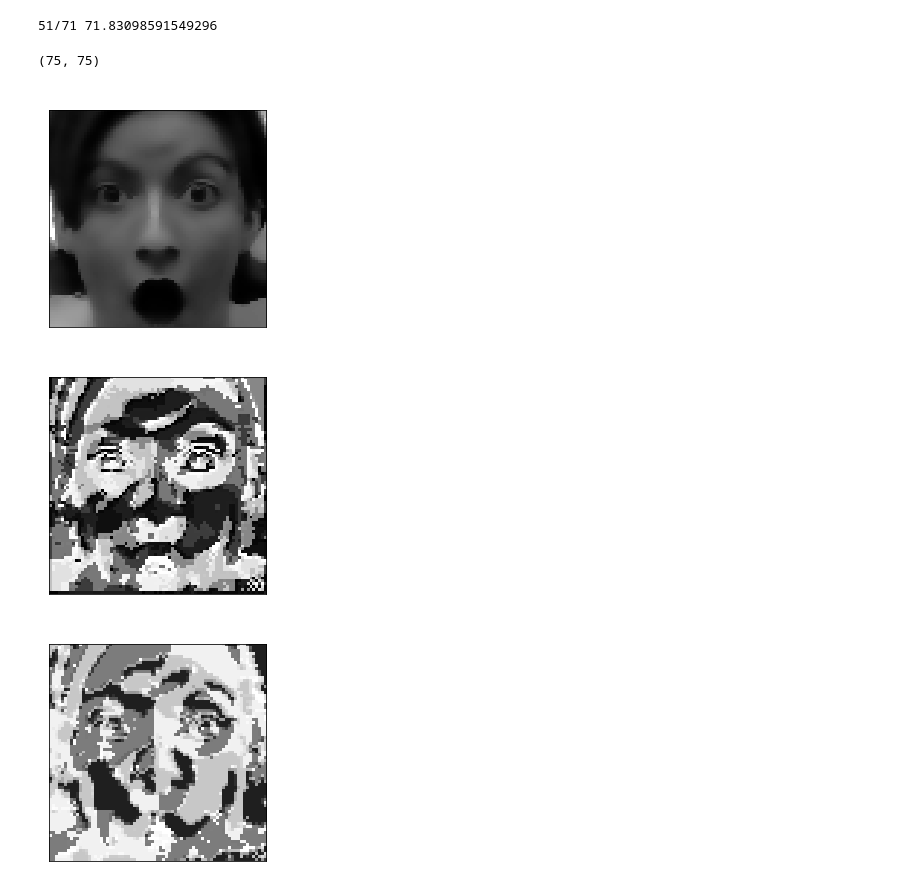
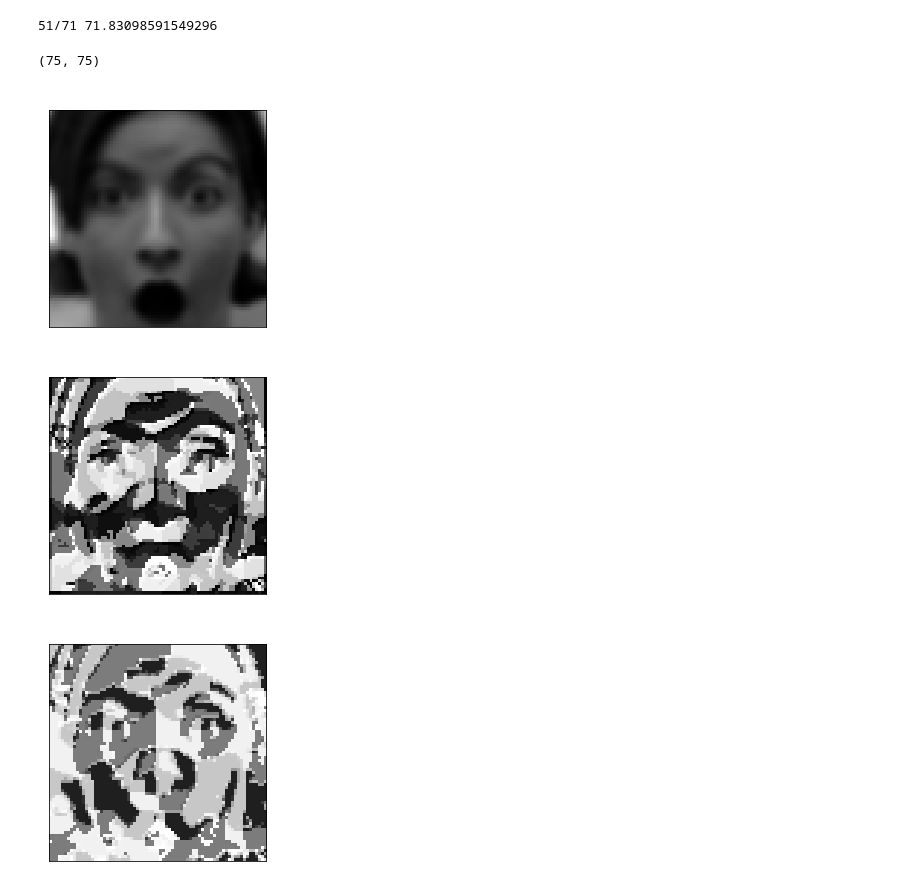
Before and after one commit to JadHADDAD92/extended-lbp-fer, a Jupyter notebook: hvnLBP.ipynb, the cells around one changed output. Drawn from its saved outputs; the diff is of its cells as text; code cells hidden in the pictures.

```diff
--- a/hvnLBP.ipynb
+++ b/hvnLBP.ipynb
@@ -281,35 +278,37 @@ print("%d/%d"%(correct, totalnum), correct*100/totalnum)
 # %%
 img = cv2.imread('images/test2.png', 0) # load image as grayscale
 
 # preprocessing
 img = cv2.equalizeHist(img)
-img = cv2.bilateralFilter(img, 20, 25, 25)
+
+for i in range(5):
+    img = cv2.bilateralFilter(img, 9, 250, 250)
 
 img = cropFace(img) # extract face
 img = rescale(img, 75.0/img.shape[0], anti_aliasing=False, mode='constant', multichannel=False) # rescale to 75x75
 print(img.shape)
 
 plt.imshow(img, cmap='gray')
 plt.setp(plt.title('Original preprocessed'), color='w')
 plt.xticks([]), plt.yticks([])
 plt.show()
 
 lbp = local_binary_pattern(img, 8, 1, 'default')
 plt.imshow(lbp, cmap='gray', vmin=0, vmax=255)
 plt.setp(plt.title('LBP'), color='w')
 plt.xticks([]), plt.yticks([])
 plt.show()
 
 res = hvnLBPWithoutBorders(img)
 
 plt.imshow(res, cmap='gray', vmin=0, vmax=255)
 plt.setp(plt.title('hvnLBP'), color='w')
 plt.xticks([]), plt.yticks([])
 plt.show()
 # %% [output]
 (75, 75)
-[figure, old version]
+[figure, new version]
-[figure, old version]
+[figure, new version]
-[figure, old version]
+[figure, new version]
 # %%
 res[res==41]
```
Also changed, not shown: parts of 1 cell of this notebook, 2 other files.
